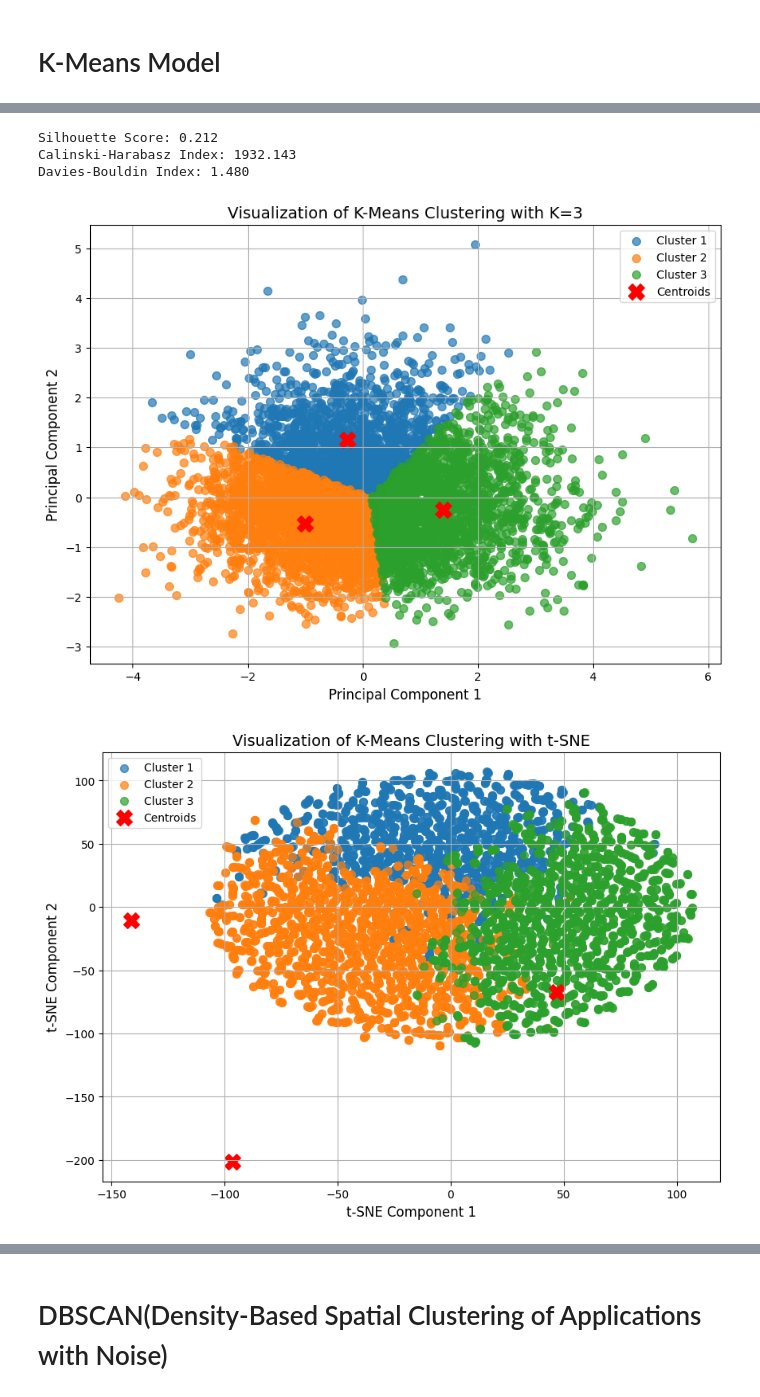
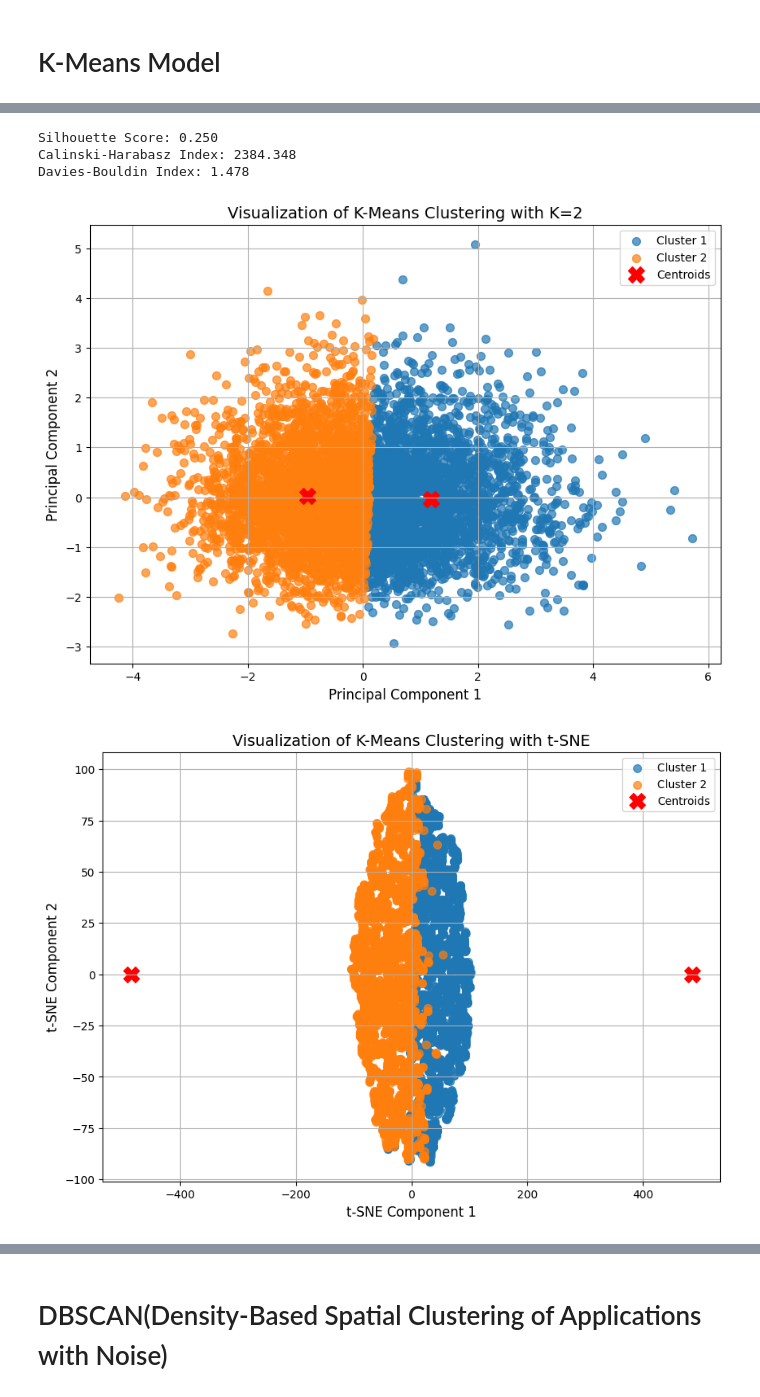
Before and after one commit to Vnboi2004/Artificial-Intelligence-Project, a Jupyter notebook: Demo.ipynb, the cells around one changed output, grey strips where cells are left out. Drawn from its saved outputs; the diff is of its cells as text; code cells hidden in the pictures.

```diff
--- a/Demo.ipynb
+++ b/Demo.ipynb
@@ -198,7 +242,8 @@ plt.tight_layout()
 plt.show()
 
 # Fit K-Means with K = 3
-kmeans = KMeans(n_clusters=3, random_state=42, n_init=10, max_iter=300)
+K = 2
+kmeans = KMeans(n_clusters=K, random_state=42, n_init=10, max_iter=300)
 kmeans.fit(X_scaled)
 
 # Lấy nhãn cụm
@@ -220,7 +265,7 @@ X_pca = pca.fit_transform(X_scaled)
 
 # Vẽ scatter plot cho các điểm dữ liệu
 plt.figure(figsize=(10, 7))
-for cluster in range(3):  # Số cụm K = 3
+for cluster in range(K):  # Số cụm K = 2
     plt.scatter(X_pca[labels == cluster, 0], X_pca[labels == cluster, 1],
                 label=f'Cluster {cluster + 1}', s=50, alpha=0.7)
 
@@ -231,7 +276,7 @@ plt.scatter(centroids_pca[:, 0], centroids_pca[:, 1],
             c='red', marker='X', s=200, label='Centroids')
 
 # Tùy chỉnh biểu đồ
-plt.title('Visualization of K-Means Clustering with K=3', fontsize=14)
+plt.title(f'Visualization of K-Means Clustering with K={K}', fontsize=14)
 plt.xlabel('Principal Component 1', fontsize=12)
 plt.ylabel('Principal Component 2', fontsize=12)
 plt.legend()
@@ -239,12 +284,12 @@ plt.grid()
 plt.show()
 
 # Trực quan hóa bằng t-SNE
-tsne = TSNE(n_components=2, perplexity=2, random_state=42)  # Giảm perplexity xuống 2
-X_tsne = tsne.fit_transform(X_scaled)
+tsne = TSNE(n_components=2, perplexity=min(5, kmeans.cluster_centers_.shape[0] - 1), random_state=42)
+centroids_tsne = tsne.fit_transform(kmeans.cluster_centers_)
 
 # Vẽ biểu đồ phân cụm với t-SNE
 plt.figure(figsize=(10, 7))
-for cluster in range(3):  # Số cụm K = 3
+for cluster in range(K):  # Số cụm K = 3
     plt.scatter(X_tsne[labels == cluster, 0], X_tsne[labels == cluster, 1],
                 label=f'Cluster {cluster + 1}', s=50, alpha=0.7)
 
@@ -262,12 +307,13 @@ plt.legend()
 plt.grid(True)
 plt.show()
 
-
-
 # Initialize lists to store scores
 silhouette_scores = []  # For Silhouette Score
 calinski_scores = []    # For Calinski-Harabasz Index
 davies_bouldin_scores = []  # For Davies-Bouldin Index
+
+# Define range for number of clusters
+range_n_clusters = range(2, 11)
 
 # Compute scores for each K
 for k in range_n_clusters:
@@ -291,39 +337,39 @@ plt.ylabel('Silhouette Score')
 plt.xticks(range_n_clusters)
 plt.grid(True)
 plt.legend()
 plt.ylim(0.0, 1.0)
 plt.show()
 
 # 2. Plot Calinski-Harabasz Index
 plt.figure(figsize=(12, 6))
 plt.plot(range_n_clusters, calinski_scores, marker='o', color='g', label='Calinski-Harabasz Index', linestyle='--')
-plt.title('Calinski-Harabasz Index for different n_clusters')
+    plt.title('Calinski-Harabasz Index for different n_clusters')
 plt.xlabel('Number of Clusters')
 plt.ylabel('Calinski-Harabasz Index')
 plt.xticks(range_n_clusters)
 plt.grid(True)
 plt.legend()
 plt.ylim(0.0, max(calinski_scores) + 500)  # Dynamic y-axis limit
 plt.show()
 
 # 3. Plot Davies-Bouldin Index
 plt.figure(figsize=(12, 6))
 plt.plot(range_n_clusters, davies_bouldin_scores, marker='o', color='r', label='Davies-Bouldin Index', linestyle='--')
 plt.title('Davies-Bouldin Index for different n_clusters')
 plt.xlabel('Number of Clusters')
 plt.ylabel('Davies-Bouldin Index')
 plt.xticks(range_n_clusters)
 plt.grid(True)
 plt.legend()
 plt.ylim(0.0, max(davies_bouldin_scores) + 0.5)  # Dynamic y-axis limit
 plt.show()
 # %% [output]
 [figure]
-Silhouette Score: 0.212
-Calinski-Harabasz Index: 1932.143
-Davies-Bouldin Index: 1.480
+Silhouette Score: 0.250
+Calinski-Harabasz Index: 2384.348
+Davies-Bouldin Index: 1.478
-[figure, old version]
+[figure, new version]
-[figure, old version]
+[figure, new version]
 [figure]
 [figure]
 [figure]
```
Also changed, not shown: parts of 35 cells of this notebook.
